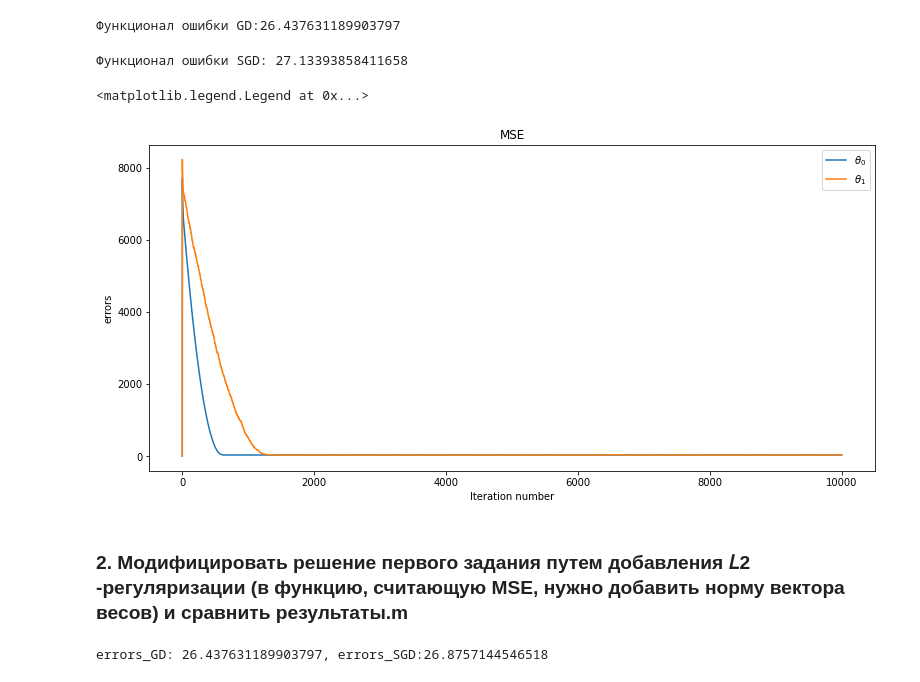
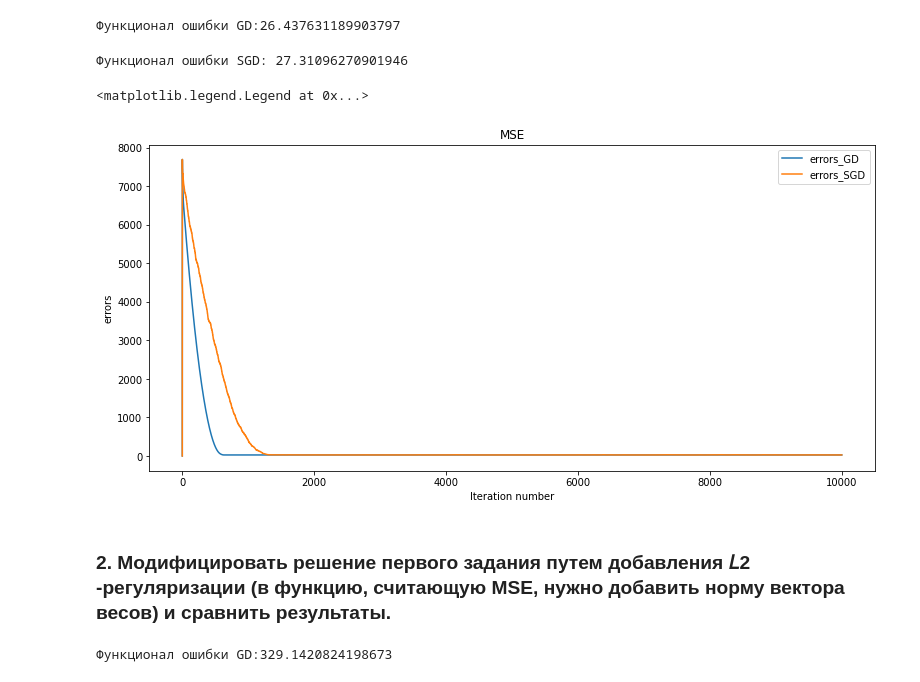
Before and after one commit to Art260679/data_analysis_algorithms, a Jupyter notebook: HW2.ipynb, the cells around one changed output. Cells and saved outputs as stored; diff of their text form; code cells hidden in the pictures.

```diff
--- a/HW2.ipynb
+++ b/HW2.ipynb
@@ -66,7 +65,6 @@ print(f'Функционал ошибки GD:{errors_GD[-1]}')
 # %% [output]
 Функционал ошибки GD:26.437631189903797
 # %%
-
 def stohastic(X,
               y,
               mn = 20 # константа, ограничивает шаг сходимости (1/min(iter_num+1, mn)),
@@ -99,7 +97,8 @@ def stohastic(X,
         train_ind = np.random.randint(X.shape[0])
 
         #нормализуем данные через sign
-        new_w = w - 2 * alpha * np.sign(np.dot(X[train_ind].T, (np.dot(X[train_ind], w) - y[train_ind])) / y.shape[0])
+        new_w = w - 2 * alpha * np.sign(np.dot(X[train_ind].T, (np.dot(X[train_ind], w) - y[train_ind])) /
+                                         y.shape[0])
 
         errors_SGD.append(mserror(X, new_w, y))
 
@@ -111,23 +110,23 @@ def stohastic(X,
 
     return errors_SGD
 
-errors_SGD = stohastic(X, y, 20)
+errors_SGD = stohastic(X, y)
 
 print(f'Функционал ошибки SGD: {errors_SGD[-1]}')
 # %% [output]
-Функционал ошибки SGD: 27.13393858411658
+Функционал ошибки SGD: 27.31096270901946
 # %%
 # Визуализируем изменение функционала ошибки
 plt.figure(figsize=(13, 6))
-plt.plot(range(len(errors_GD)), errors_GD, label=r'$\theta_0$')
-plt.plot(range(len(errors_SGD)), errors_SGD, label=r'$\theta_1$')
+plt.plot(range(len(errors_GD)), errors_GD, label=r'errors_GD')
+plt.plot(range(len(errors_SGD)), errors_SGD, label=r'errors_SGD')
 plt.title('MSE')
 plt.xlabel('Iteration number')
 plt.ylabel('errors')
 plt.legend(loc="best")
 # %% [output]
 <matplotlib.legend.Legend at 0x...>
-[figure, old version]
+[figure, new version]
 # %% [markdown]
-### 2. Модифицировать решение первого задания путем добавления 𝐿2 -регуляризации (в функцию, считающую MSE, нужно добавить норму вектора весов) и сравнить результаты.m
+### 2. Модифицировать решение первого задания путем добавления 𝐿2 -регуляризации (в функцию, считающую MSE, нужно добавить норму вектора весов) и сравнить результаты.
 # %%
@@ -138,9 +134,46 @@ def mserrorL2(X, w, y_pred, alpha):
     y = X.dot(w)
     return ((sum((y - y_pred)**2)) / len(y)) + (alpha * np.sum(np.square(w)))
-# %%
-errors_GD = gradient_descent(X, y)
-errors_SGD = stohastic(X, y)
-
-print(f'errors_GD: {errors_GD[-1]}, errors_SGD:{errors_SGD[-1]}')
-# %% [output]
-errors_GD: 26.437631189903797, errors_SGD:26.8757144546518
+# %%
+def gradient_descent_L2(X,
+                     y,
+                     mn = 20 # константа, ограничивает шаг сходимости (1/min(iter_num+1, mn)),
+                             # чтобы он не стемился к нулю
+                    ):
+
+    #  шаг сходимости
+    alpha = 0
+
+    # инициализируем начальный вектор весов
+    w = np.zeros(2)
+
+    # список значений ошибок после каждой итерации
+    errors_GD_L2 = [0,]
+
+    # максимальное число итераций
+    max_iter = 10000
+
+    # зададим начальную разницу весов большим числом
+    weight_dist = np.inf
+
+    stop = 0
+
+
+    # ход градиентного спуска
+    for i in range (max_iter):
+        alpha = 1/min(i+1, mn)
+        #нормализуем данные через sign
+        new_w = w - 2 * alpha * np.sign(np.dot(X.T, (np.dot(X, w) - y)) / y.shape[0] + 2 * alpha * np.sum(w))
+        errors_GD_L2.append(mserrorL2(X, new_w, y))
+        # вычислим разницу между последними значениями для реализации остановки
+        stop = abs(errors_GD_L2[-1] - errors_GD_L2[-2])
+        w = new_w
+        if stop < 0.001:
+            break
+
+    return errors_GD_L2
+
+errors_GD_L2 = gradient_descent_L2(X, y)
+
+print(f'Функционал ошибки GD:{errors_GD_L2[-1]}')
+# %% [output]
+Функционал ошибки GD:329.1420824198673
```
Also changed, not shown: parts of 4 cells of this notebook.
